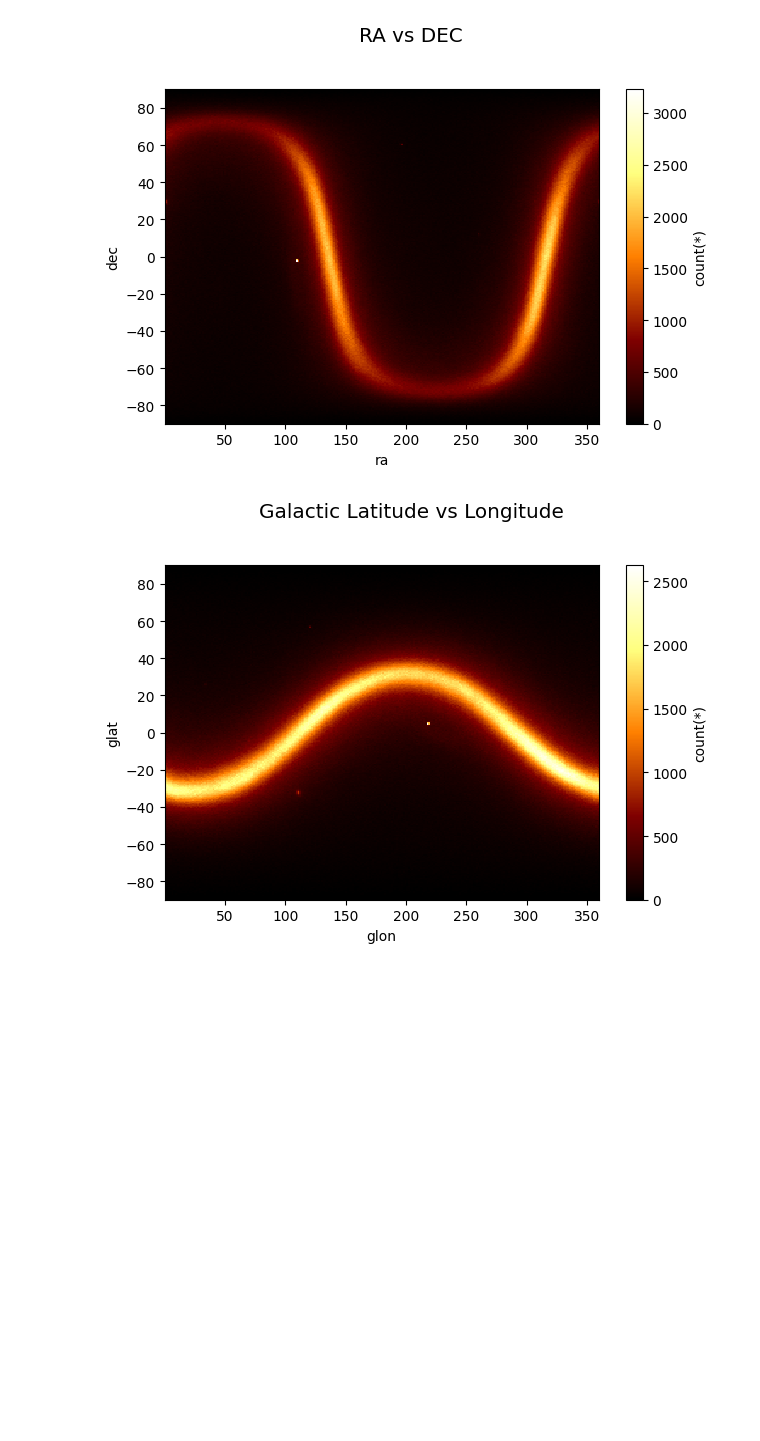
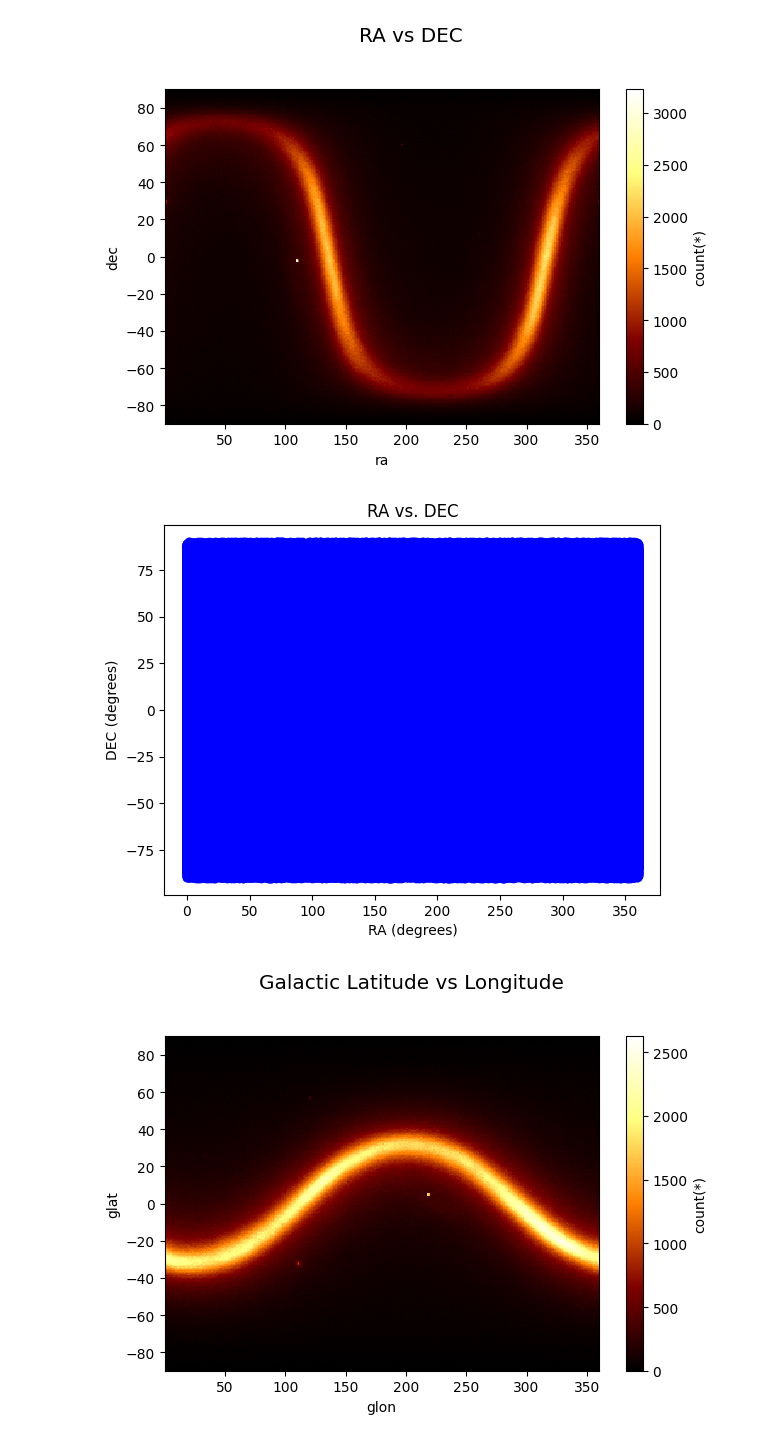
Before and after one commit to aeden2019/ananke_vera_rubin, a Jupyter notebook: vera_rubin.ipynb, the cells around one changed output. Drawn from its saved outputs; the diff is of its cells as text; code cells hidden in the pictures; blank space fills up the shorter version.

Commit message:
Attempt to plot RA DEC with astropy

```diff
--- a/vera_rubin.ipynb
+++ b/vera_rubin.ipynb
@@ -221,6 +261,35 @@ plt.show()
 # Activate grid
 # %% [output]
 [figure]
+# %%
+# Plot RA DEC with astropy
+from astropy.coordinates import SkyCoord
+
+ra_column = df['ra'].values
+dec_column = df['dec'].values
+
+coords = SkyCoord(ra=ra_column, dec=dec_column, unit=('deg', 'deg'))
+
+# Extract the RA and DEC values from the SkyCoord object
+ra_values = coords.ra.deg
+dec_values = coords.dec.deg
+
+# Create a scatter plot of RA and DEC
+plt.scatter(ra_values, dec_values, marker='o', color='b')
+
+# Set the x-axis label
+plt.xlabel('RA (degrees)')
+
+# Set the y-axis label
+plt.ylabel('DEC (degrees)')
+
+# Set the plot title
+plt.title('RA vs. DEC')
+
+# Show the plot
+plt.show()
+# %% [output]
+[figure, added]
 # %%
 # Plot Galactic Latitude vs Longitude
 df.plot(x='glon', y='glat', title='Galactic Latitude vs Longitude')
```
Also changed, not shown: parts of 1 cell of this notebook.
